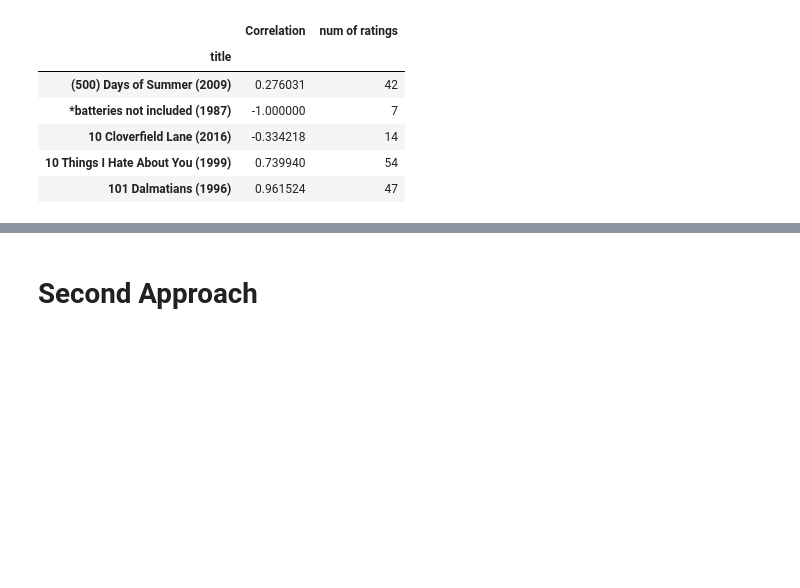
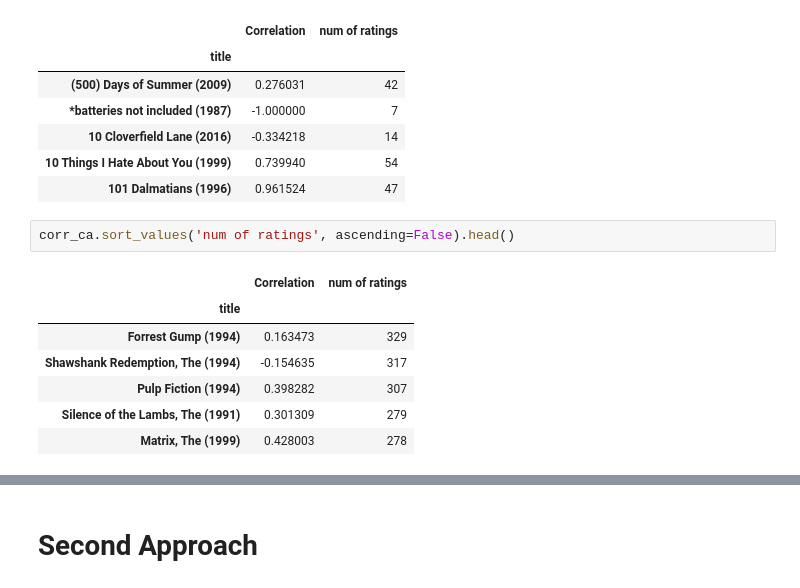
Before and after one commit to dhrumil96/BIDS, a Jupyter notebook: BIDS_Assignment_4.ipynb, the cells around one changed output, grey strips where cells are left out. Saved outputs shown, nothing was run; the diff lists cells and outputs as text; blank space fills up the shorter version.

```diff
--- a/BIDS_Assignment_4.ipynb
+++ b/BIDS_Assignment_4.ipynb
@@ -121,3 +121,13 @@ corr_ca.head()
 | 10 Cloverfield Lane (2016) | -0.334218 | 14 |
 | 10 Things I Hate About You (1999) | 0.739940 | 54 |
 | 101 Dalmatians (1996) | 0.961524 | 47 |
+# %%
+corr_ca.sort_values('num of ratings', ascending=False).head()
+# %% [output]
+|  | Correlation | num of ratings |
+| title |  |  |
+| Forrest Gump (1994) | 0.163473 | 329 |
+| Shawshank Redemption, The (1994) | -0.154635 | 317 |
+| Pulp Fiction (1994) | 0.398282 | 307 |
+| Silence of the Lambs, The (1991) | 0.301309 | 279 |
+| Matrix, The (1999) | 0.428003 | 278 |
```
Also changed, not shown: parts of 1 cell of this notebook.
